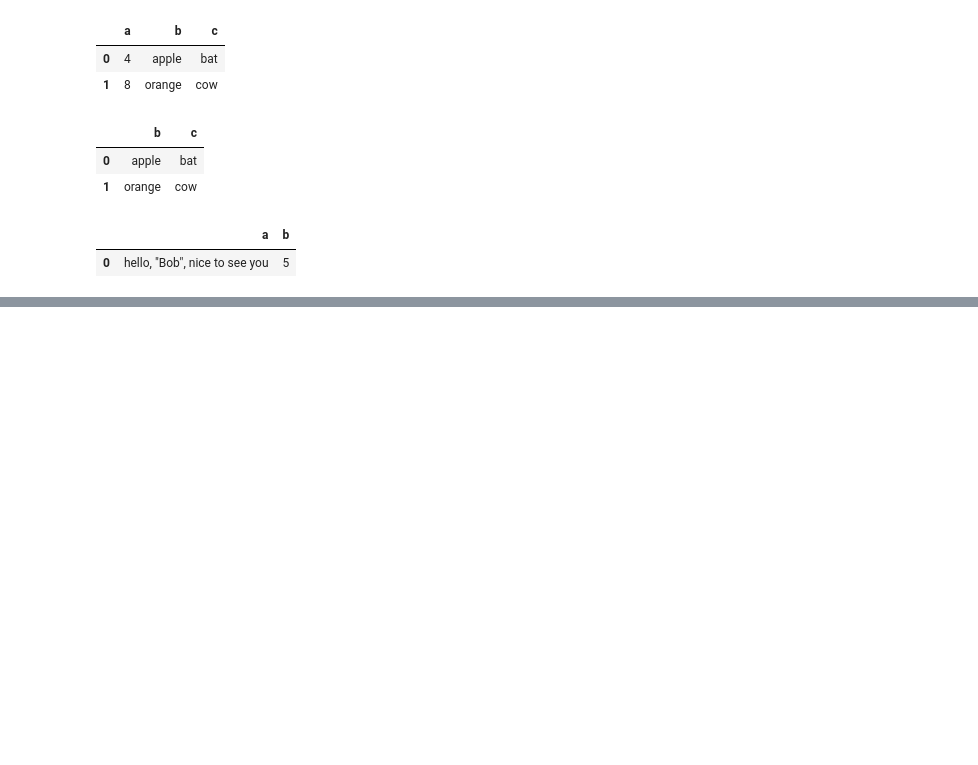
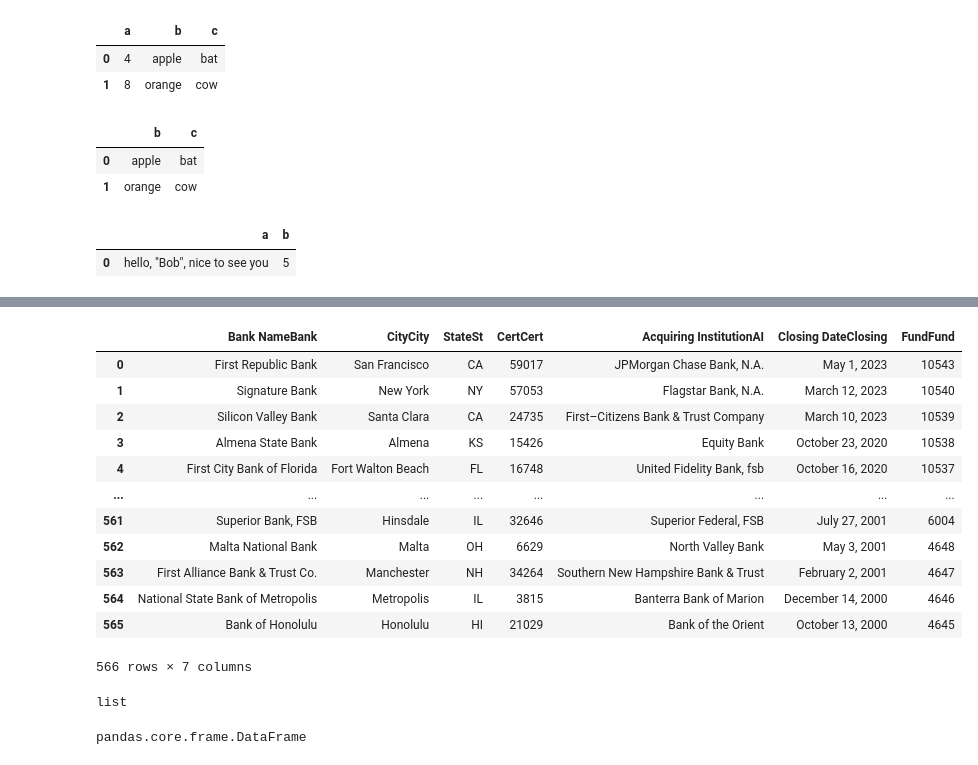
Before and after one commit to GurmanKD/Learning-Python, a Jupyter notebook: Pandas.ipynb, the cells around one changed output, grey strips where cells are left out. Saved outputs shown, nothing was run; the diff lists cells and outputs as text; code cells hidden in the pictures; blank space fills up the shorter version.

```diff
--- a/Pandas.ipynb
+++ b/Pandas.ipynb
@@ -429,0 +510,8 @@ pd.read_csv(StringIO(data), escapechar='\\')
+# %%
+url='https://www.fdic.gov/resources/resolutions/bank-failures/failed-bank-list/'
+
+dfs=pd.read_html(url)
+
+# returns a list of DataFrame objects, even if there is only a single table on the webpage
+
+dfs
@@ -429,0 +536,26 @@ pd.read_csv(StringIO(data), escapechar='\\')
+# %%
+dfs[0]
+
+# Each DataFrame in the list corresponds to a table found on the webpage.
+# %% [output]
+|  | Bank NameBank | CityCity | StateSt | CertCert | Acquiring InstitutionAI | Closing DateClosing | FundFund |
+| 0 | First Republic Bank | San Francisco | CA | 59017 | JPMorgan Chase Bank, N.A. | May 1, 2023 | 10543 |
+| 1 | Signature Bank | New York | NY | 57053 | Flagstar Bank, N.A. | March 12, 2023 | 10540 |
+| 2 | Silicon Valley Bank | Santa Clara | CA | 24735 | First–Citizens Bank & Trust Company | March 10, 2023 | 10539 |
+| 3 | Almena State Bank | Almena | KS | 15426 | Equity Bank | October 23, 2020 | 10538 |
+| 4 | First City Bank of Florida | Fort Walton Beach | FL | 16748 | United Fidelity Bank, fsb | October 16, 2020 | 10537 |
+| ... | ... | ... | ... | ... | ... | ... | ... |
+| 561 | Superior Bank, FSB | Hinsdale | IL | 32646 | Superior Federal, FSB | July 27, 2001 | 6004 |
+| 562 | Malta National Bank | Malta | OH | 6629 | North Valley Bank | May 3, 2001 | 4648 |
+| 563 | First Alliance Bank & Trust Co. | Manchester | NH | 34264 | Southern New Hampshire Bank & Trust | February 2, 2001 | 4647 |
+| 564 | National State Bank of Metropolis | Metropolis | IL | 3815 | Banterra Bank of Marion | December 14, 2000 | 4646 |
+| 565 | Bank of Honolulu | Honolulu | HI | 21029 | Bank of the Orient | October 13, 2000 | 4645 |
+566 rows × 7 columns
+# %%
+type(dfs) # a list
+# %% [output]
+list
+# %%
+type(dfs[0]) # a dataframe
+# %% [output]
+pandas.core.frame.DataFrame
```
Also changed, not shown: parts of 14 cells of this notebook.
